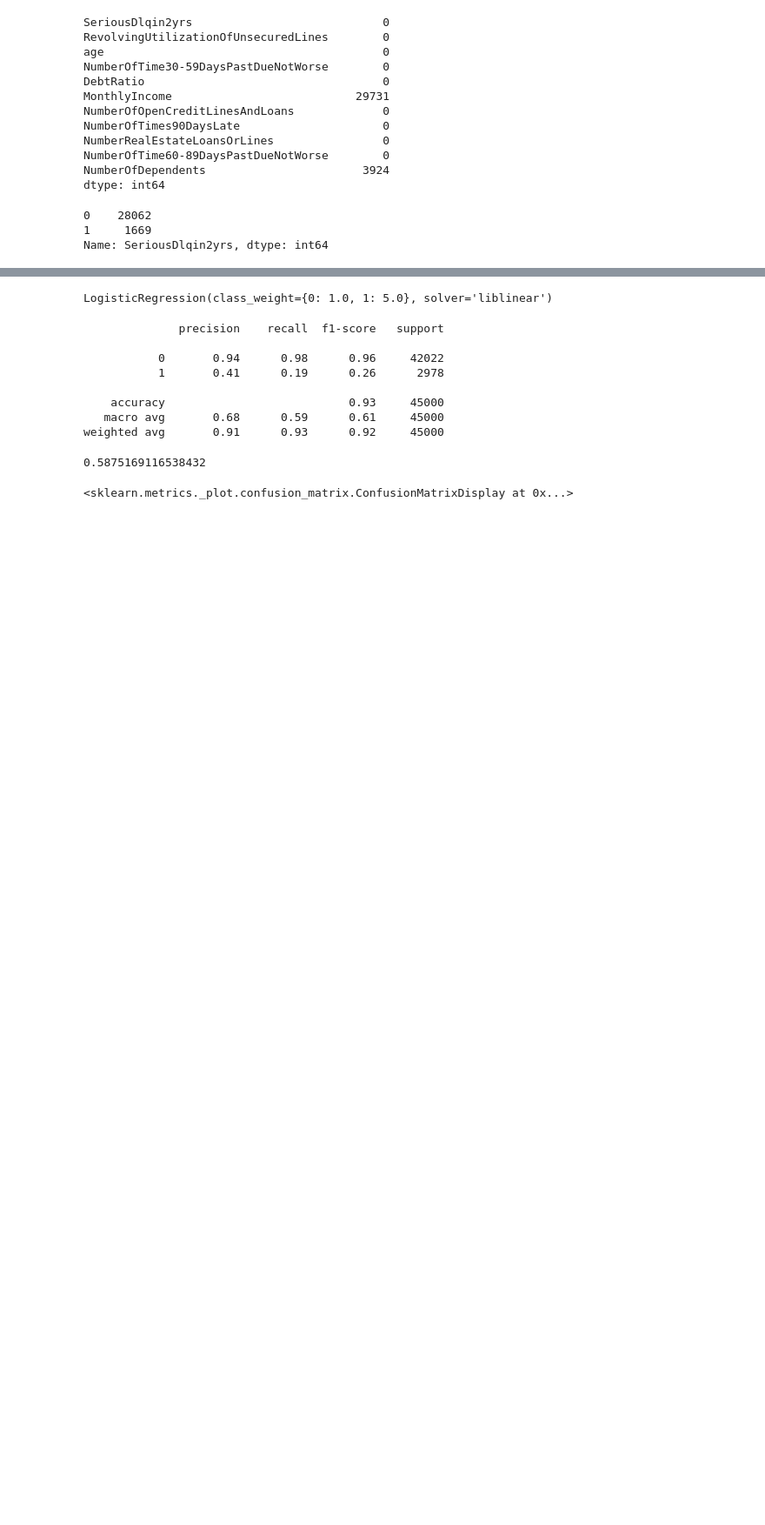
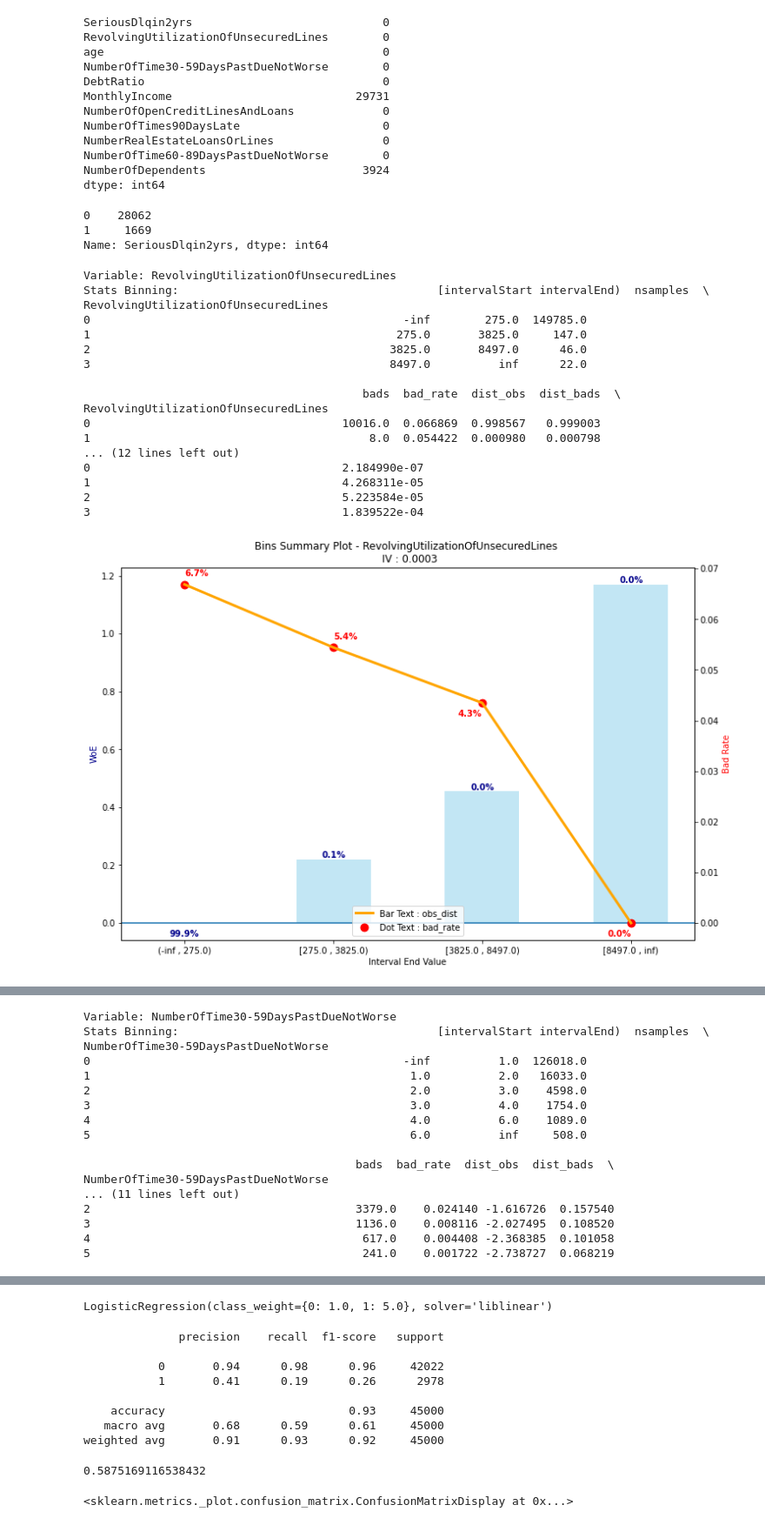
Before and after one commit to Rapasi/Interpretable-ML, a Jupyter notebook: interpretable_ml.ipynb, the cells around one changed output, grey strips where cells are left out. Shown at 87% size. Drawn from its saved outputs; the diff is of its cells as text; code cells hidden in the pictures; blank space fills up the shorter version.

Commit message:
Added binning

```diff
--- a/interpretable_ml.ipynb
+++ b/interpretable_ml.ipynb
@@ -174,5 +177,64 @@ credit_data[credit_data['MonthlyIncome'].isnull()]['SeriousDlqin2yrs'].value_cou
 0    28062
 1     1669
 Name: SeriousDlqin2yrs, dtype: int64
-# %%
-credit_data.fillna(0, inplace = True)
+# %%
+results = {}
+
+# Define the parameters for the binning constraints
+binning_constraints = {
+    'max_bins': 6,
+    'min_bins': 3,
+    'max_samples': 0.4,
+    'min_samples': 0.1,
+    'min_bads': 0.05,
+    'init_pvalue': 0.4,
+    'maximize_bins': True
+}
+
+# Loop through all variables in the DataFrame (excluding the response variable)
+response_variable = 'SeriousDlqin2yrs'
+for var in credit_data.columns:
+    if var != response_variable:  # Exclude the response variable
+        try:
+            # Initialize the MOB algorithm for the variable
+            MOB_ALGO = MOB(data=credit_data, var=var, response=response_variable, exclude_value=None)
+
+            # Set the binning constraints
+            MOB_ALGO.setBinningConstraints(**binning_constraints)
+
+            # Execute the MOB algorithm with different merge methods
+            stats_binning = MOB_ALGO.runMOB(mergeMethod='Stats')
+
+            # Store the results in the dictionary
+            results[var] = {
+                'StatsBinning': stats_binning
+            }
+
+        except Exception as e:
+            print(f"Error processing variable {var}: {e}")
+
+# Access results for each variable
+for var, bins in results.items():
+    print(f"Variable: {var}")
+    print(f"Stats Binning: {bins['StatsBinning']}")
+    MOB_PLOT.plotBinsSummary(monoOptBinTable = bins['StatsBinning'])
+    print()
+# %% [output]
+Variable: RevolvingUtilizationOfUnsecuredLines
+Stats Binning:                                      [intervalStart intervalEnd)  nsamples  \
+RevolvingUtilizationOfUnsecuredLines
+0                                              -inf        275.0  149785.0
+1                                             275.0       3825.0     147.0
+2                                            3825.0       8497.0      46.0
+3                                            8497.0          inf      22.0
+
+                                         bads  bad_rate  dist_obs  dist_bads  \
+RevolvingUtilizationOfUnsecuredLines
+0                                     10016.0  0.066869  0.998567   0.999003
+1                                         8.0  0.054422  0.000980   0.000798
+... (12 lines left out)
+0                                     2.184990e-07
+1                                     4.268311e-05
+2                                     5.223584e-05
+3                                     1.839522e-04
+[figure, added]
@@ -178,0 +260,17 @@ credit_data.fillna(0, inplace = True)
+Variable: NumberOfTime30-59DaysPastDueNotWorse
+Stats Binning:                                      [intervalStart intervalEnd)  nsamples  \
+NumberOfTime30-59DaysPastDueNotWorse
+0                                              -inf          1.0  126018.0
+1                                               1.0          2.0   16033.0
+2                                               2.0          3.0    4598.0
+3                                               3.0          4.0    1754.0
+4                                               4.0          6.0    1089.0
+5                                               6.0          inf     508.0
+
+                                        bads  bad_rate  dist_obs  dist_bads  \
+NumberOfTime30-59DaysPastDueNotWorse
+... (11 lines left out)
+2                                       3379.0    0.024140 -1.616726  0.157540
+3                                       1136.0    0.008116 -2.027495  0.108520
+4                                        617.0    0.004408 -2.368385  0.101058
+5                                        241.0    0.001722 -2.738727  0.068219
```
Also changed, not shown: parts of 8 cells of this notebook.
